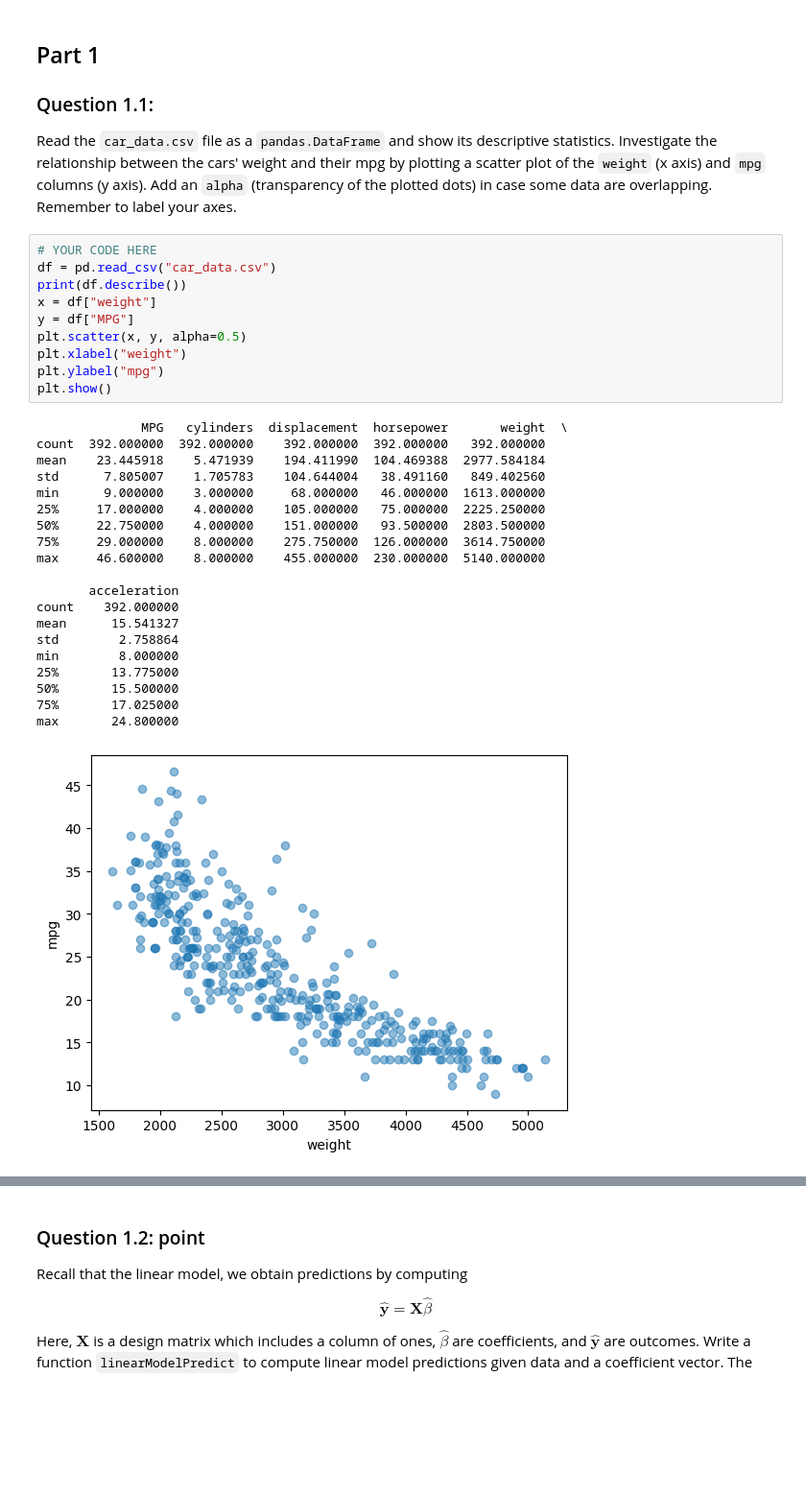
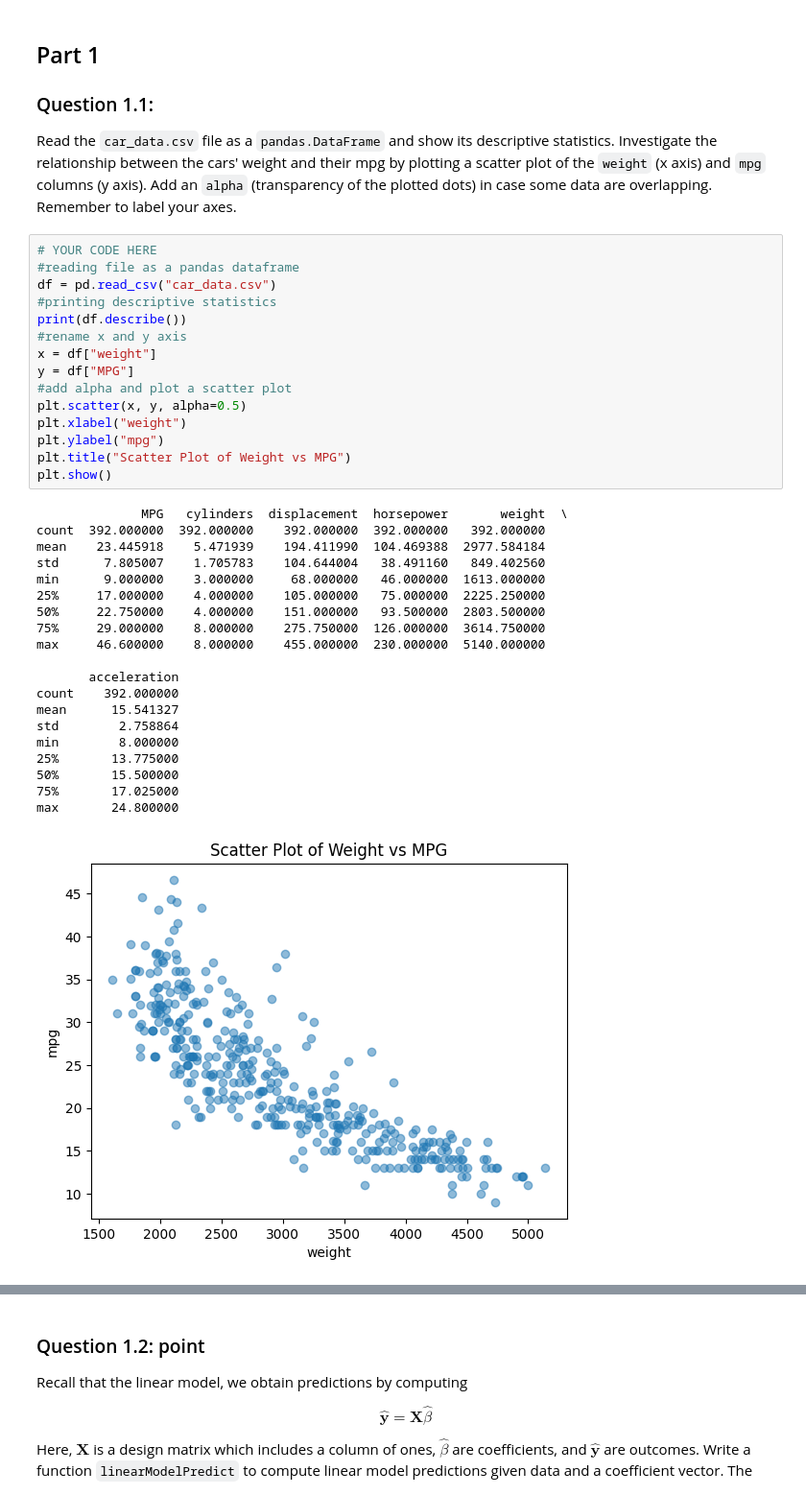
Before and after one commit to aarishlakhani/Machine-Learning, a Jupyter notebook: Loss Functions.ipynb, the cells around one changed output, grey strips where cells are left out. Shown: that part at 96% size. Saved outputs shown, nothing was run; the diff lists cells and outputs as text; blank space fills up the shorter version.

```diff
--- a/Loss Functions.ipynb
+++ b/Loss Functions.ipynb
@@ -57,32 +57,37 @@ To: /content/car_data.csv
 Read the `car_data.csv` file as a `pandas.DataFrame` and show its descriptive statistics.  Investigate the relationship between the cars' weight and their mpg by plotting a scatter plot of the `weight` (x axis) and `mpg` columns (y axis). Add an `alpha` (transparency of the plotted dots) in case some data are overlapping. Remember to label your axes.
 # %%
 # YOUR CODE HERE
+#reading file as a pandas dataframe
 df = pd.read_csv("car_data.csv")
+#printing descriptive statistics
 print(df.describe())
+#rename x and y axis
 x = df["weight"]
 y = df["MPG"]
+#add alpha and plot a scatter plot
 plt.scatter(x, y, alpha=0.5)
 plt.xlabel("weight")
 plt.ylabel("mpg")
+plt.title("Scatter Plot of Weight vs MPG")
 plt.show()
 # %% [output]
               MPG   cylinders  displacement  horsepower       weight  \
 count  392.000000  392.000000    392.000000  392.000000   392.000000
 mean    23.445918    5.471939    194.411990  104.469388  2977.584184
 std      7.805007    1.705783    104.644004   38.491160   849.402560
 min      9.000000    3.000000     68.000000   46.000000  1613.000000
 25%     17.000000    4.000000    105.000000   75.000000  2225.250000
 50%     22.750000    4.000000    151.000000   93.500000  2803.500000
 75%     29.000000    8.000000    275.750000  126.000000  3614.750000
 max     46.600000    8.000000    455.000000  230.000000  5140.000000
 
        acceleration
 count    392.000000
 mean      15.541327
 std        2.758864
 min        8.000000
 25%       13.775000
 50%       15.500000
 75%       17.025000
 max       24.800000
-[figure, old version]
+[figure, new version]
```
Also changed, not shown: parts of 27 cells of this notebook.
